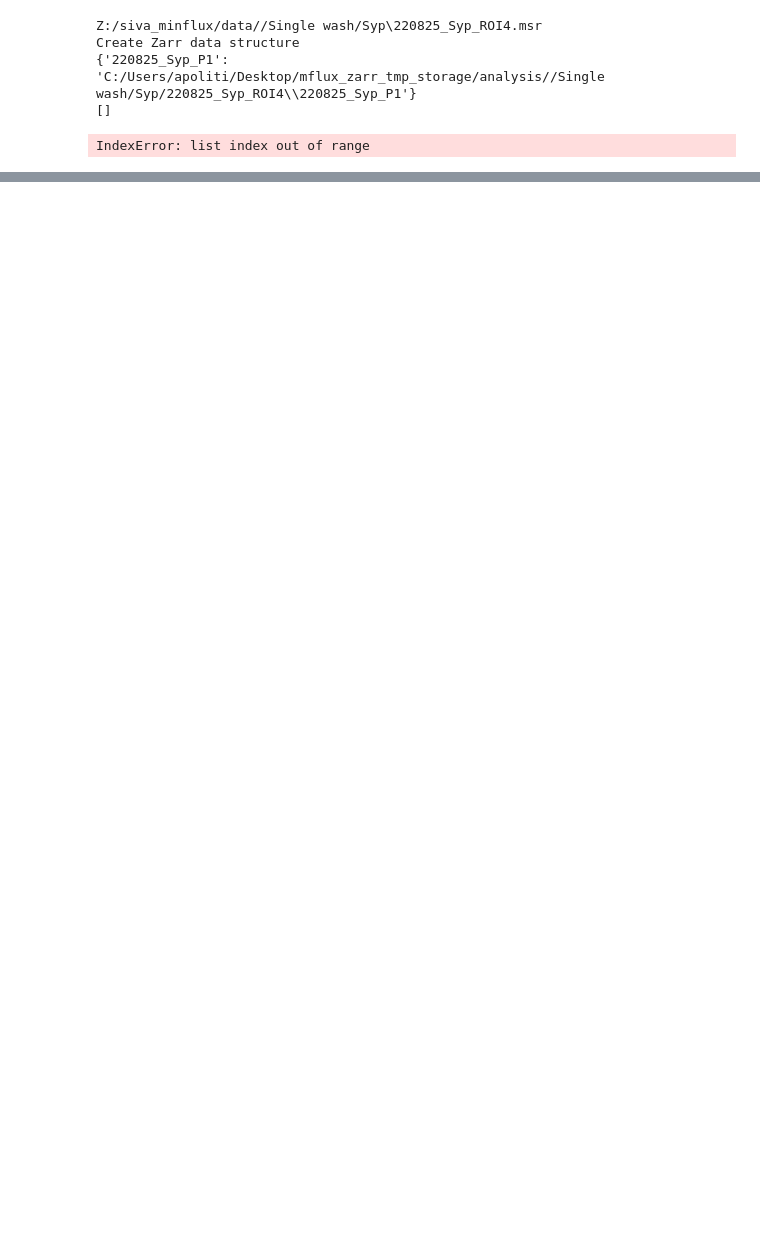
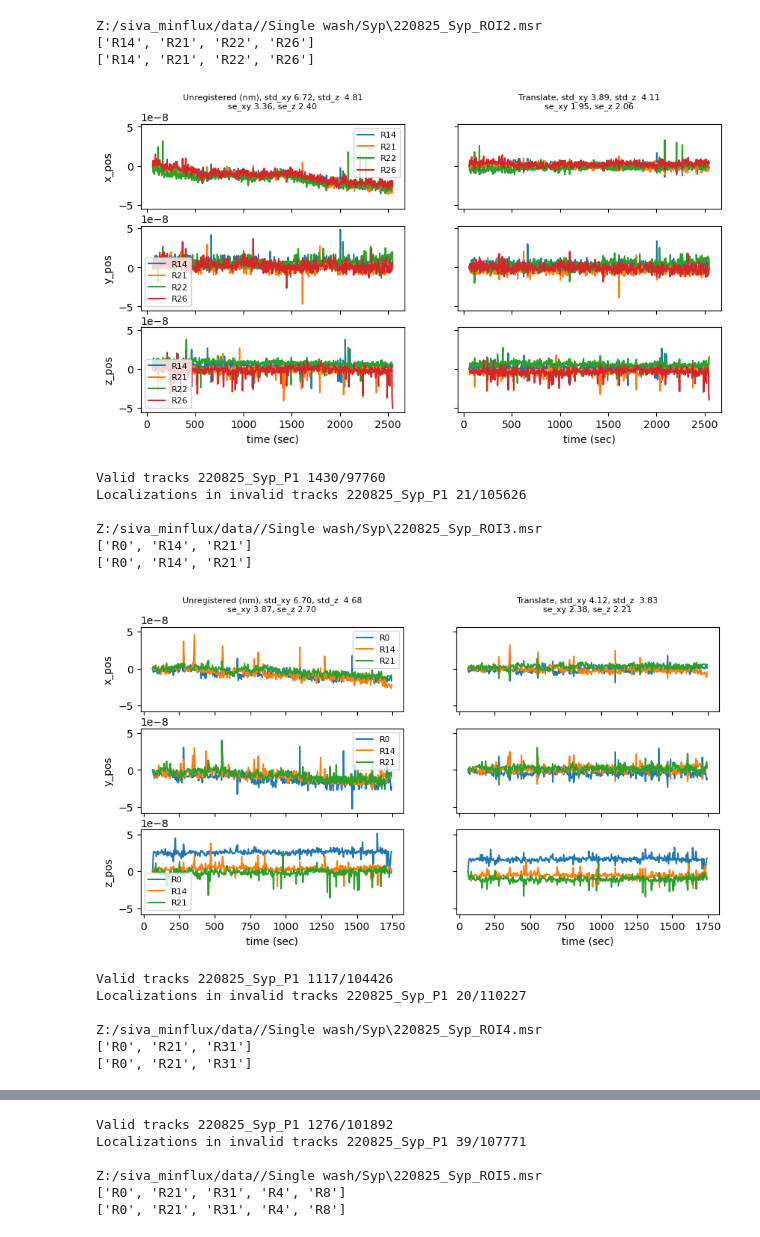
Before and after one commit to jkfindeisen/minflux-analysis, a Jupyter notebook: python/run_data_extraction.ipynb, the cells around one changed output, grey strips where cells are left out. Saved outputs shown, nothing was run; the diff lists cells and outputs as text; code cells hidden in the pictures; blank space fills up the shorter version.

Commit message:
Update run_data_extraction.ipynb
Complete processing

```diff
--- a/python/run_data_extraction.ipynb
+++ b/python/run_data_extraction.ipynb
@@ -170,22 +129,4 @@ Z:/siva_minflux/data//Multiwash/Syp_ATG9\220601_Syp_ATG9_ROI04.msr
 # %%
 # Preview data single
-
-idfile = 2
-wash_key = 'Syp'
-mfx = MfxData(msr_swash[wash_key][idfile], outdir_main=outdir_swash[wash_key],
-                      zarr_dir_main=zarrdir_swash[wash_key])
-print(mfx.msrfile_path)
-
-mfx.zarr_import()
-print(mfx.zarrdir)
-mfx.set_valid_ref()
-print(mfx.valid_ref_beads)
-#mfx.valid_ref_beads = ['R15', 'R17', 'R3', 'R32']
-regis = mfx.get_ref_transform()
-mfx.show_ref_transform(translate=regis[mfx.TRANS], rotate=None, save=False, show=True)
+preview_data(msr_files=msr_swash, outdir=outdir_swash, zarr_dir=zarrdir_swash,
+             wash_key='Syp', idfile=1, time_diff_ref=10)
-# %% [output]
-Z:/siva_minflux/data//Single wash/Syp\220825_Syp_ROI4.msr
-Create Zarr data structure
-{'220825_Syp_P1': 'C:/Users/apoliti/Desktop/mflux_zarr_tmp_storage/analysis//Single wash/Syp/220825_Syp_ROI4\\220825_Syp_P1'}
-[]
-IndexError: list index out of range
@@ -198,0 +133,42 @@ exclude_beads_swash = {'220510_Syp_ATG9_ROI03.msr': ['R4'], '220601_Syp_ATG9_ROI
+# %%
+# Valid msr files, for instance because lacking of common reference. This can be fixed at a later time point
+invalid_swash = {}
+exclude_beads_swash = {}
+# Achieve 3 or more beads, or leave 2 if not enough time points
+time_diff_swash = {'220825_Syp_ROI2.msr': 300, '220825_Syp_ROI3.msr': 1100,
+                   '220825_Syp_ROI4.msr': 1200, '220825_Syp_ROI5.msr': 10,
+                    '220825_Syp_ROI6.msr': 10, '220825_ATG9_ROI3.msr': 400}
+# Syp
+# 220825_Syp_ROI2.msr: 3 beads, ok
+# 220825_Syp_ROI3.msr: 3 beads, ok
+# 220825_Syp_ROI4.msr: 3 beads, ok; 1200 sec
+# 220825_Syp_ROI5.msr: 5 beads, good
+# 220825_Syp_ROI6.msr: 2 beads!, poor. Otherwise only 10 min
+
+# ATG9
+# 220825_ATG9_ROI2.msr: 4 beads, good
+# 220825_ATG9_ROI3.msr: 3 beads, ok
+# 220825_ATG9_ROI4.msr: 3 beads, ok
+# 220825_ATG9_ROI5.msr: 2 beads, poor
+# 220825_ATG9_ROI6.msr: 3 beads, ok
+# %%
+align_data(msr_files=msr_swash, outdir=outdir_swash, zarr_dir=zarrdir_swash,
+           invalid_msr=invalid_swash, exclude_beads=exclude_beads_swash, time_diff_ref=time_diff_swash)
+# %% [output]
+Z:/siva_minflux/data//Single wash/Syp\220825_Syp_ROI2.msr
+['R14', 'R21', 'R22', 'R26']
+['R14', 'R21', 'R22', 'R26']
+[figure, added]
+Valid tracks 220825_Syp_P1 1430/97760
+Localizations in invalid tracks 220825_Syp_P1 21/105626
+
+Z:/siva_minflux/data//Single wash/Syp\220825_Syp_ROI3.msr
+['R0', 'R14', 'R21']
+['R0', 'R14', 'R21']
+[figure, added]
+Valid tracks 220825_Syp_P1 1117/104426
+Localizations in invalid tracks 220825_Syp_P1 20/110227
+
+Z:/siva_minflux/data//Single wash/Syp\220825_Syp_ROI4.msr
+['R0', 'R21', 'R31']
+['R0', 'R21', 'R31']
@@ -198,0 +176,6 @@ exclude_beads_swash = {'220510_Syp_ATG9_ROI03.msr': ['R4'], '220601_Syp_ATG9_ROI
+Valid tracks 220825_Syp_P1 1276/101892
+Localizations in invalid tracks 220825_Syp_P1 39/107771
+
+Z:/siva_minflux/data//Single wash/Syp\220825_Syp_ROI5.msr
+['R0', 'R21', 'R31', 'R4', 'R8']
+['R0', 'R21', 'R31', 'R4', 'R8']
```
Also changed, not shown: parts of 10 cells of this notebook.
